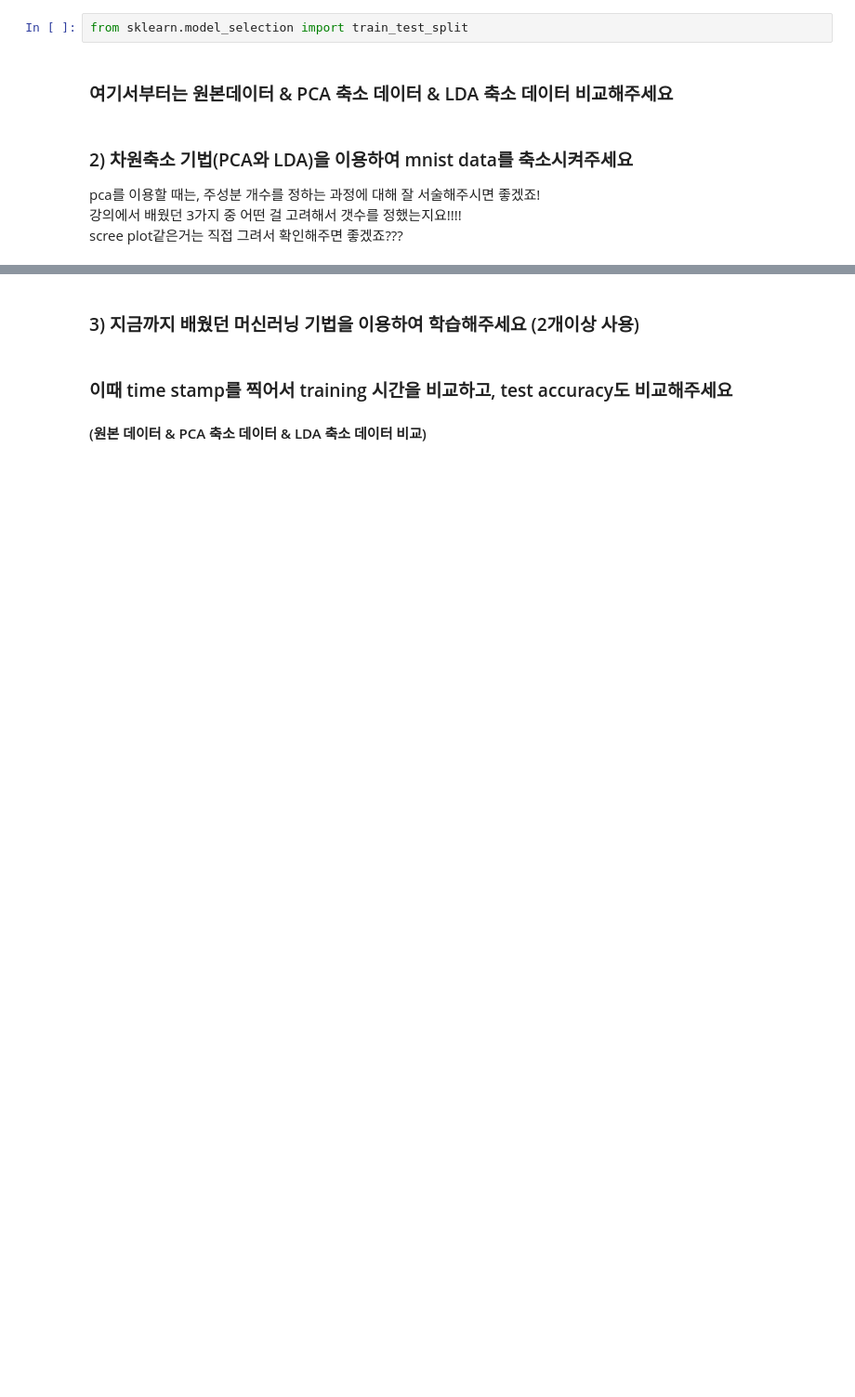
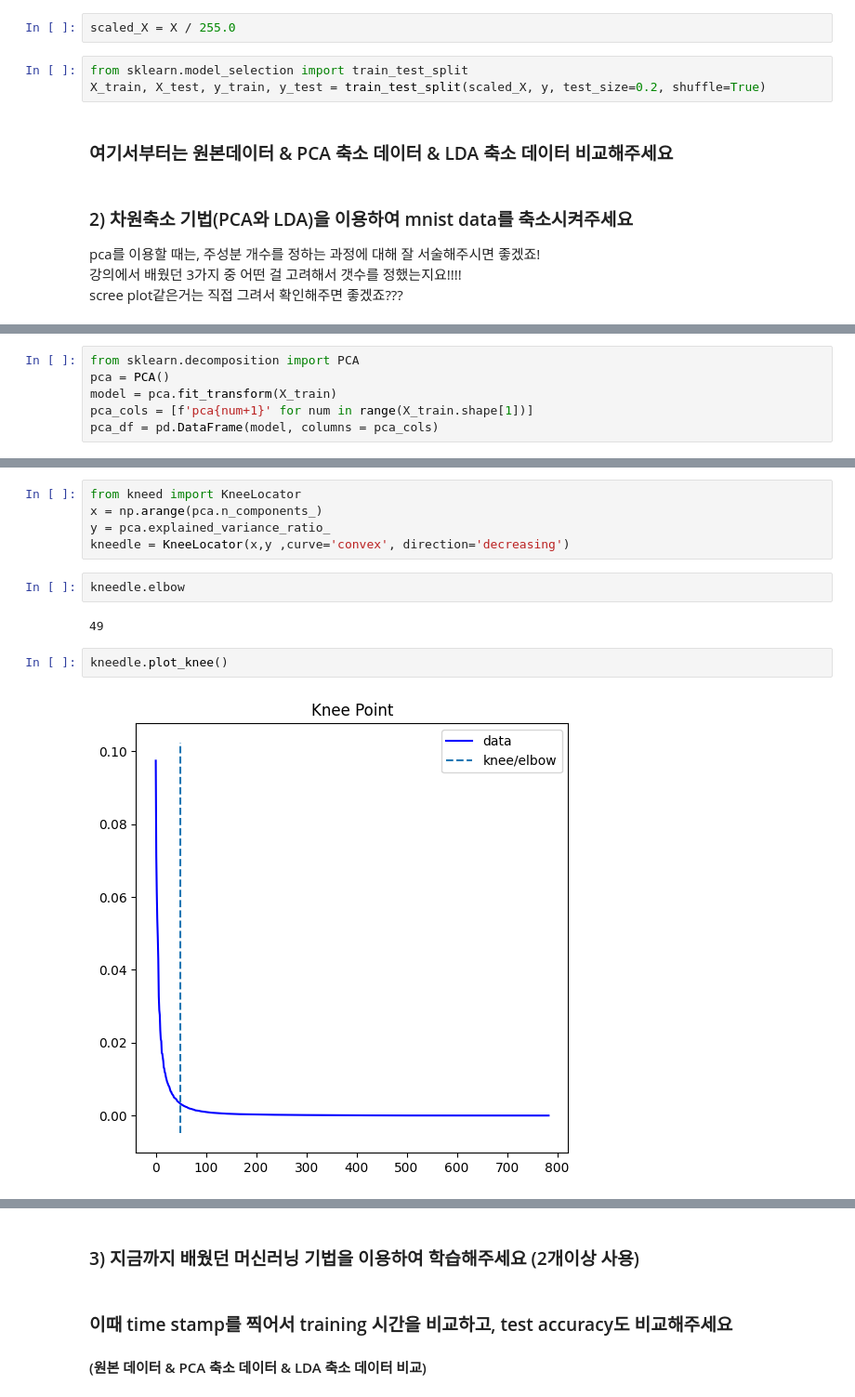
Before and after one commit to DONG-JOON-LEE/Tobigs, a Jupyter notebook: week7/Tobigs19_Dimensonality_Reduction_Week7_Assignment2.ipynb, the cells around one changed output, grey strips where cells are left out. Shown at 93% size. Drawn from its saved outputs; the diff is of its cells as text; blank space fills up the shorter version.

```diff
--- a/week7/Tobigs19_Dimensonality_Reduction_Week7_Assignment2.ipynb
+++ b/week7/Tobigs19_Dimensonality_Reduction_Week7_Assignment2.ipynb
@@ -83,7 +83,10 @@ plt.show()
 # %% [markdown]
 ### 1) train_test_split을 통해 데이터를 0.8 0.2의 비율로 분할 해 주세요
+# %%
+scaled_X = X / 255.0
 # %%
 from sklearn.model_selection import train_test_split
+X_train, X_test, y_train, y_test = train_test_split(scaled_X, y, test_size=0.2, shuffle=True)
 # %% [markdown]
 ### 여기서부터는 원본데이터 & PCA 축소 데이터 & LDA 축소 데이터 비교해주세요
 # %% [markdown]
@@ -98,0 +98,6 @@ from sklearn.discriminant_analysis import LinearDiscriminantAnalysis
+# %%
+from sklearn.decomposition import PCA
+pca = PCA()
+model = pca.fit_transform(X_train)
+pca_cols = [f'pca{num+1}' for num in range(X_train.shape[1])]
+pca_df = pd.DataFrame(model, columns = pca_cols)
@@ -98,0 +113,13 @@ from sklearn.discriminant_analysis import LinearDiscriminantAnalysis
+# %%
+from kneed import KneeLocator
+x = np.arange(pca.n_components_)
+y = pca.explained_variance_ratio_
+kneedle = KneeLocator(x,y ,curve='convex', direction='decreasing')
+# %%
+kneedle.elbow
+# %% [output]
+49
+# %%
+kneedle.plot_knee()
+# %% [output]
+[figure, added]
```
Also changed, not shown: parts of 9 cells of this notebook.
